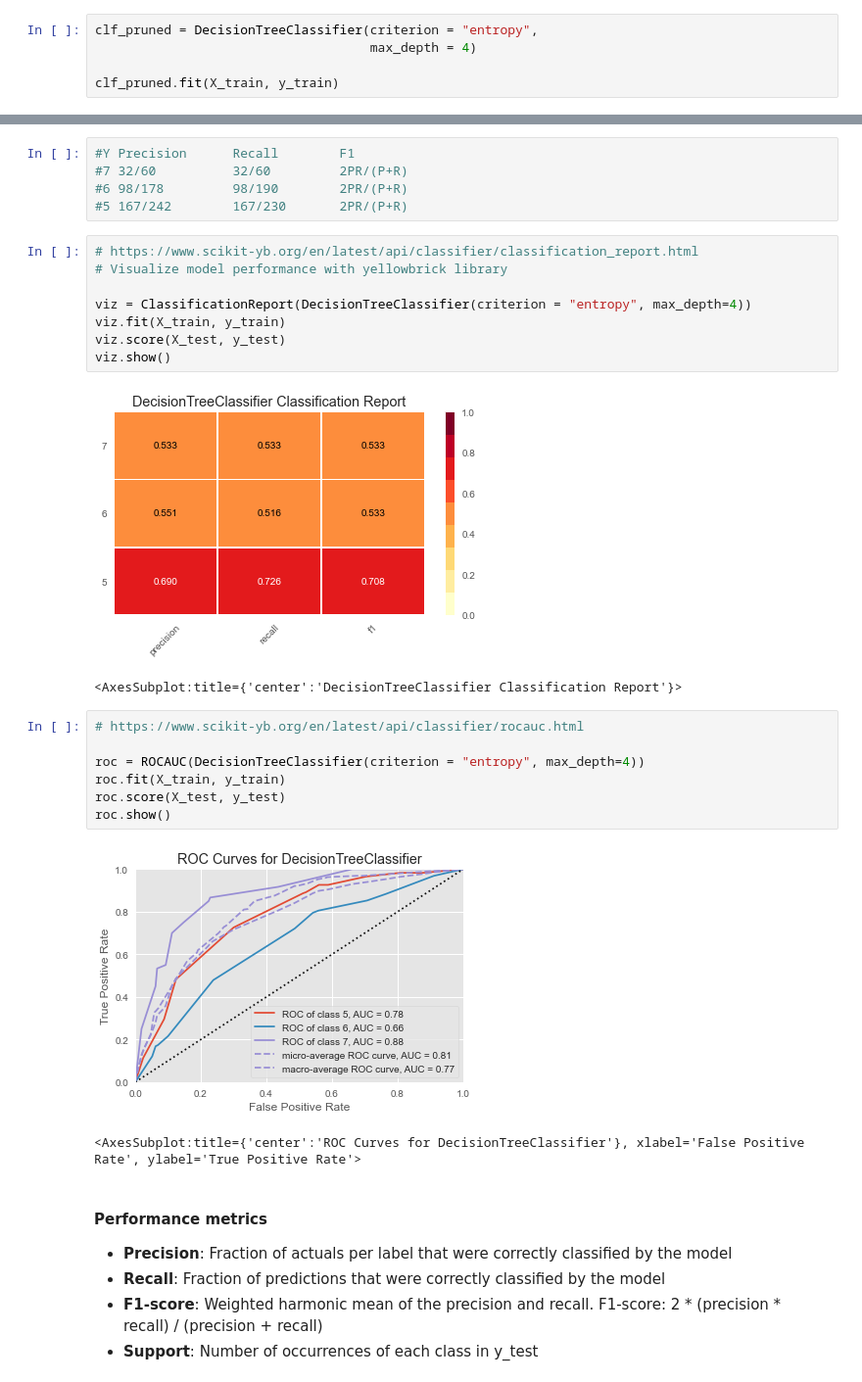
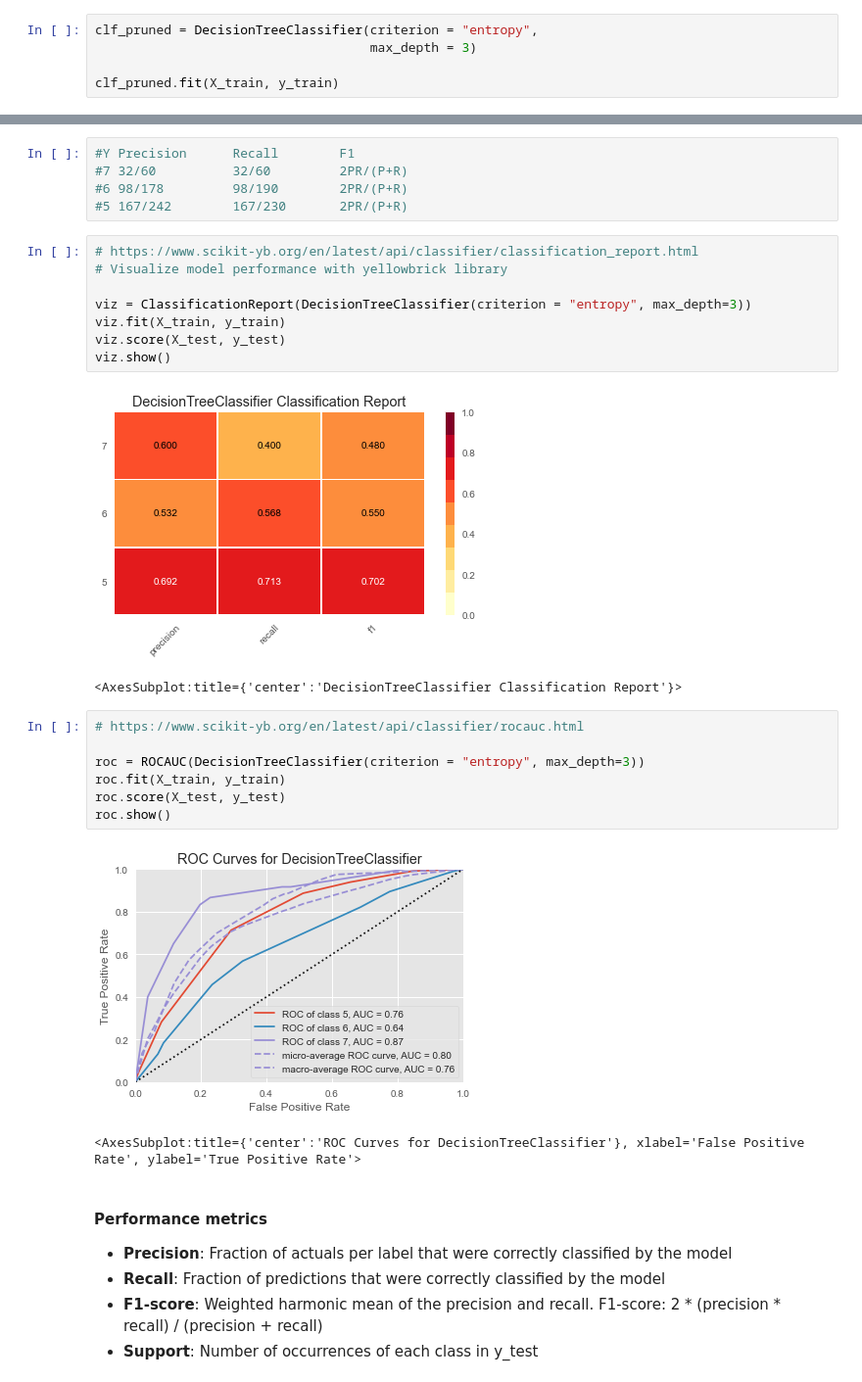
Before and after one commit to CamelAcademy/SamplePython, a Jupyter notebook: UT4 Ensemble/205 Case Study ET.ipynb, the cells around one changed output, grey strips where cells are left out. Shown at 98% size. Saved outputs shown, nothing was run; the diff lists cells and outputs as text.

```diff
--- a/UT4 Ensemble/205 Case Study ET.ipynb
+++ b/UT4 Ensemble/205 Case Study ET.ipynb
@@ -247,7 +246,7 @@ Testing  Score: 0.64
 #### Regularize/prune the decision tree by limiting the max. depth of trees and print the accuracy.
 # %%
 clf_pruned = DecisionTreeClassifier(criterion = "entropy",
-                                    max_depth = 4)
+                                    max_depth = 3)
 
 clf_pruned.fit(X_train, y_train)
 # %% [output]
@@ -317,23 +316,23 @@ pd.crosstab(y_test, preds_test, rownames=['Actual'], colnames=['Predicted'], mar
 # %%
 # https://www.scikit-yb.org/en/latest/api/classifier/classification_report.html
 # Visualize model performance with yellowbrick library
 
-viz = ClassificationReport(DecisionTreeClassifier(criterion = "entropy", max_depth=4))
+viz = ClassificationReport(DecisionTreeClassifier(criterion = "entropy", max_depth=3))
 viz.fit(X_train, y_train)
 viz.score(X_test, y_test)
 viz.show()
 # %% [output]
-[figure, old version]
+[figure, new version]
 <AxesSubplot:title={'center':'DecisionTreeClassifier Classification Report'}>
 # %%
 # https://www.scikit-yb.org/en/latest/api/classifier/rocauc.html
 
-roc = ROCAUC(DecisionTreeClassifier(criterion = "entropy", max_depth=4))
+roc = ROCAUC(DecisionTreeClassifier(criterion = "entropy", max_depth=3))
 roc.fit(X_train, y_train)
 roc.score(X_test, y_test)
 roc.show()
 # %% [output]
-[figure, old version]
+[figure, new version]
 <AxesSubplot:title={'center':'ROC Curves for DecisionTreeClassifier'}, xlabel='False Positive Rate', ylabel='True Positive Rate'>
 # %% [markdown]
 #### Performance metrics
```
Also changed, not shown: parts of 13 cells of this notebook, 6 other files.
